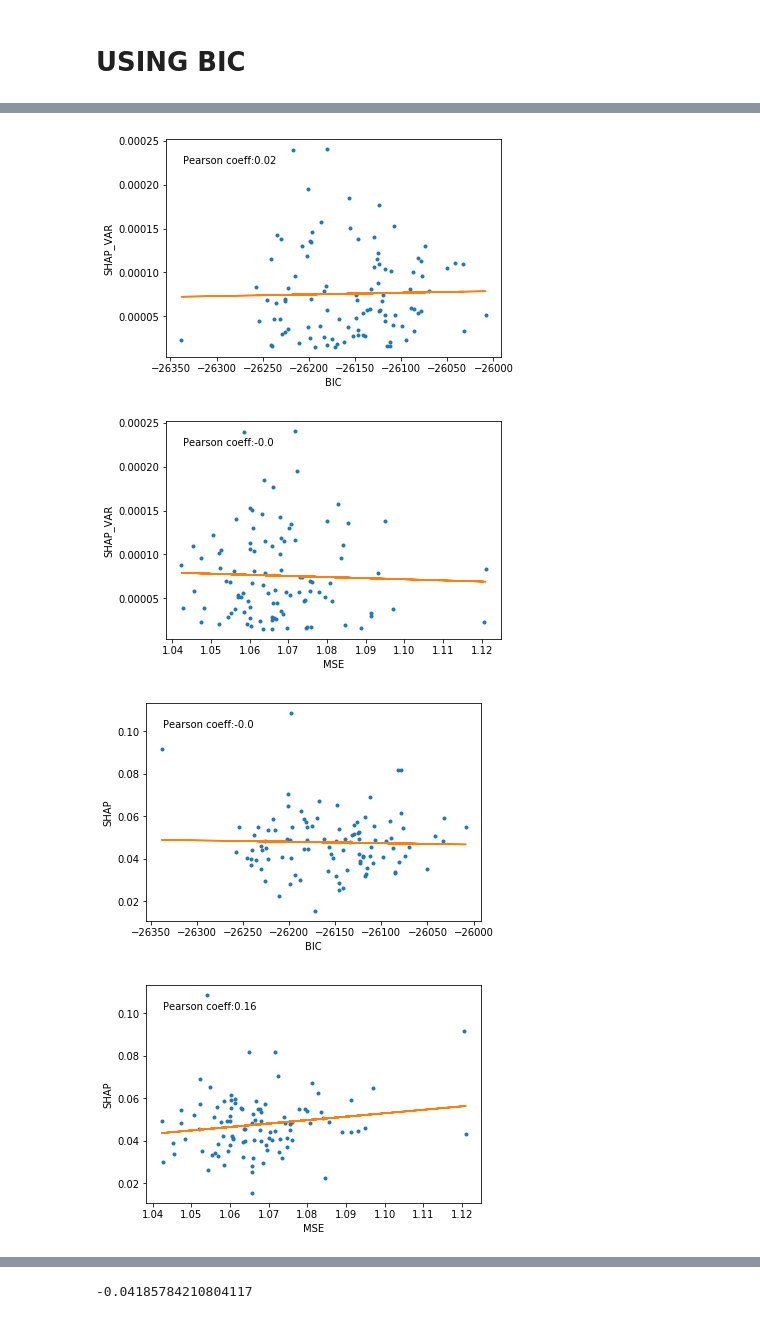
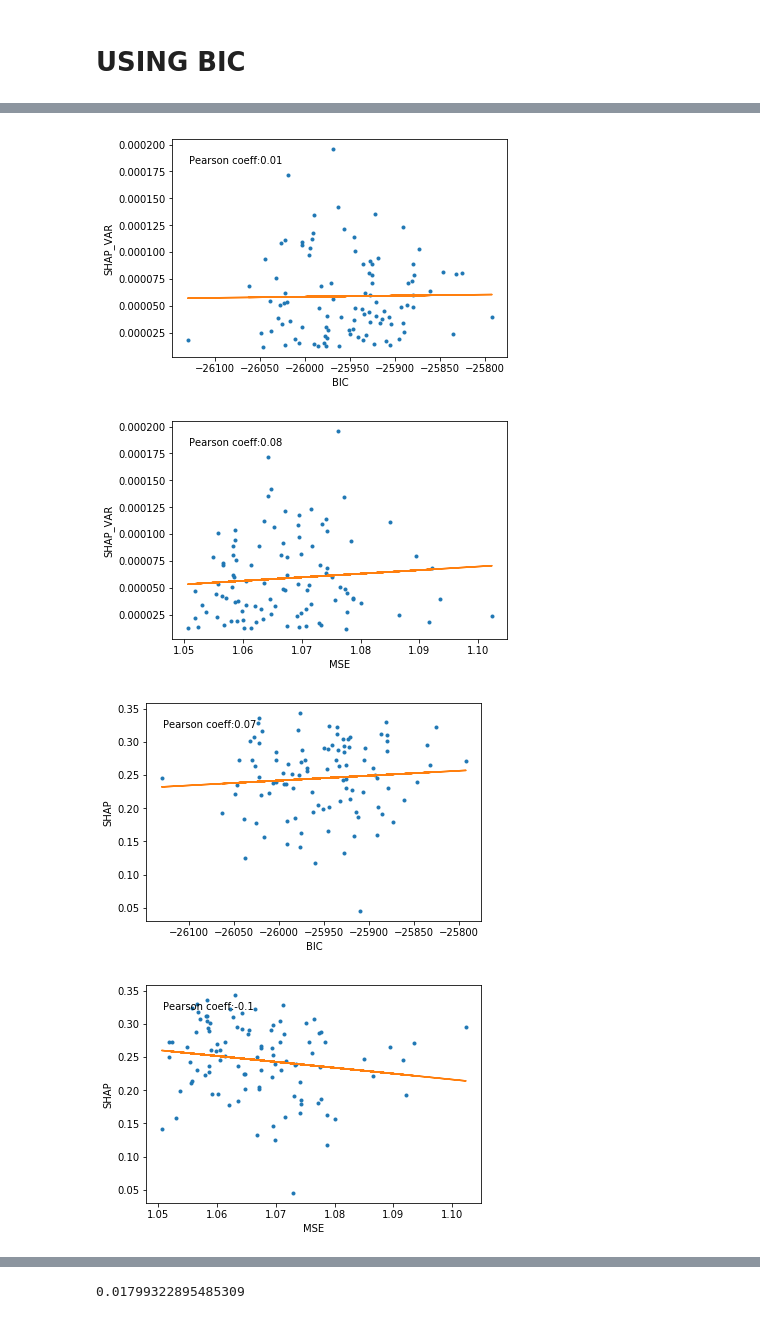
Before and after one commit to aligharari96/causality, a Jupyter notebook: final/CausalAssurance-BIC-SHAP.ipynb, the cells around one changed output, grey strips where cells are left out. Cells and saved outputs as stored; diff of their text form; code cells hidden in the pictures.

```diff
--- a/final/CausalAssurance-BIC-SHAP.ipynb
+++ b/final/CausalAssurance-BIC-SHAP.ipynb
@@ -235,8 +235,8 @@ for m in models:
     shap_var.append(defaultdict(list))
 #means = [0, 0.1, 0.2, 0.3, 0.4, 0.5, 0.6, 0.7, 0.8, 0.9, 1.0]
 #variances = [1, 1.1, 1.2, 1.3, 1.4, 1.5, 1.6, 1.7, 1.8, 1.9, 2.0]
-means = [0, 1,2]
-variances = [1,2,3]
+means = [0, 0.5, 1.0, 1.5, 2]
+variances = [1, 1.5, 2, 2.5, 3, 3.5]
 
 
 
@@ -316,7 +316,7 @@ temp/e99
 # USING BIC
 # %%
 #the number of times to sample
-times = 1
+times = 5
 
 
 violations = np.zeros(len(models))
@@ -508,7 +508,7 @@ fig.savefig('Ex4VIOVsAUS.pdf', bbox_inches='tight')
 plt.show()
 
 
-METRIC = (SHAP/np.max(SHAP)) + np.array(MSE)
+METRIC = (VIO/np.max(VIO)) + np.array(MSE)
 fig, ax = plt.subplots()
 b,m = polyfit(METRIC,AUS, 1)
 ax.plot(METRIC,AUS, '.')
@@ -584,34 +584,34 @@ for split in range(10, len(AUS), 5):
     #print("Low AUS by MSE = ", np.mean(low), "for", len(low))
     #print("High AUS by MSE = ", np.mean(high), "for", len(high))
     y2.append(np.mean(low))
     sorted_aus = [AUS for _,AUS in sorted(zip(METRIC,AUS))]
     sorted_mse = [MSE for _,MSE in sorted(zip(METRIC,MSE))]
 
     low = []
     high = []
     low = sorted_aus[:split]
     high = sorted_aus[split:]
 
 
 
     #print("Low Metric = ", np.mean(low), "for", len(low))
     #print("High Metric = ", np.mean(high), "for", len(high))
     y3.append(np.mean(low))
 
 
 fig, ax = plt.subplots()
 
 ax.plot(x,y1, '-', label = 'BIC')
 ax.plot(x,y2, '-', label = 'MSE')
 ax.plot(x,y3, '-', label = 'METRIC')
 ax.legend()
 
 ax.set_xlabel("MSE")
 ax.set_ylabel("AUS")
 plt.show()
 pearsonr(METRIC,AUS)[0]
 # %% [output]
-[figure, old version]
+[figure, new version]
-[figure, old version]
+[figure, new version]
-[figure, old version]
+[figure, new version]
-[figure, old version]
+[figure, new version]
@@ -623 +623 @@ pearsonr(METRIC,AUS)[0]
--0.04185784210804117
+0.01799322895485309
```
Also changed, not shown: parts of 6 cells of this notebook, 1 other file.
